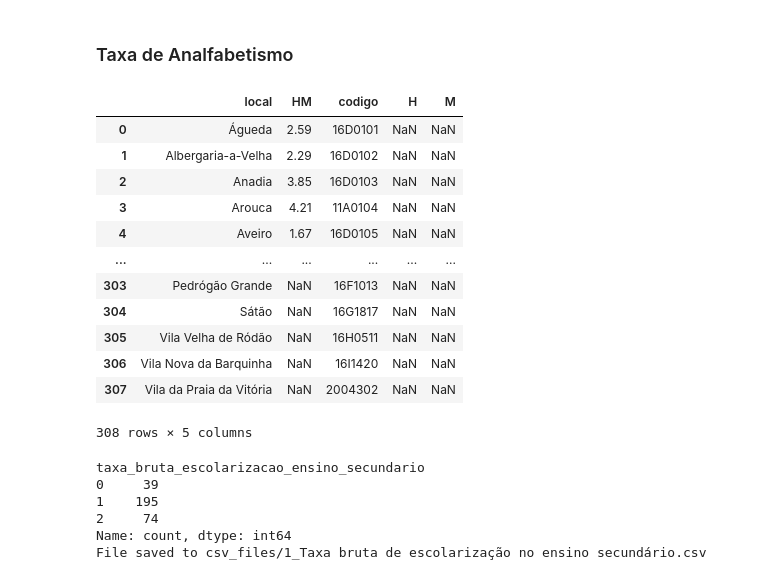
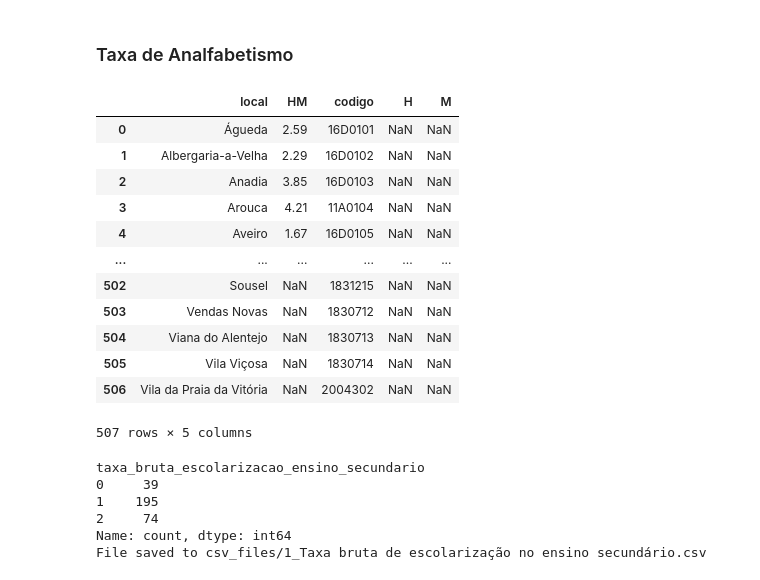
Before and after one commit to joaopino/Space_Data_Analysis, a Jupyter notebook: clustering_and_exploratory/1_educacao.ipynb, the cells around one changed output. Saved outputs shown, nothing was run; the diff lists cells and outputs as text; code cells hidden in the pictures.

Commit message:
added folder auxiliary, started on merging the csv files into 1 dataset

```diff
--- a/clustering_and_exploratory/1_educacao.ipynb
+++ b/clustering_and_exploratory/1_educacao.ipynb
@@ -138,7 +138,7 @@ This code block had to process directly the "local" and "codigo" attributes sinc
 import pandas as pd
 import numpy as np
 
-translation_table = pd.read_excel('municipality_translation_table.xlsx')
+translation_table = pd.read_excel('auxiliary/municipality_translation_table.xlsx')
 original_df = processar_ficheiro(data_path + 'taxa de analfabetismo.xls', 4, padding_left=0,padding_right=4)
 
 # Keep only rows where 'codigo' has exactly 5 characters
@@ -146,39 +146,39 @@ original_df = original_df[original_df['codigo'].astype(str).str.len() == 5]
 
 # Merge
 merged_df = pd.merge(original_df, translation_table, on='local', how='inner')
 df = merged_df.drop_duplicates(subset=['local', 'codigo_y'])
 
 df = df.drop(columns=['codigo_x']).rename(columns={'codigo_y': 'codigo'})
 
 # Get the set of 'codigo' values from both dataframes
 codigo_df = set(df['codigo'])
 codigo_only_municipalities = set(only_municipalities_df['codigo'])
 codigo_in_only_municipalities_not_in_df = codigo_only_municipalities - codigo_df
 
 # Find the rows in only_municipalities_df that are missing in df
 missing_rows = only_municipalities_df[only_municipalities_df['codigo'].isin(codigo_in_only_municipalities_not_in_df)][['local', 'codigo']]
 
 # Add NaN values for the other columns
 missing_rows = missing_rows.assign(HM=np.nan, H=np.nan, M=np.nan)
 
 # Append the missing rows to df
 df = pd.concat([df, missing_rows], ignore_index=True)
 
 df
 # %% [output]
 |  | local | HM | codigo | H | M |
 | 0 | Águeda | 2.59 | 16D0101 | NaN | NaN |
 | 1 | Albergaria-a-Velha | 2.29 | 16D0102 | NaN | NaN |
 | 2 | Anadia | 3.85 | 16D0103 | NaN | NaN |
 | 3 | Arouca | 4.21 | 11A0104 | NaN | NaN |
 | 4 | Aveiro | 1.67 | 16D0105 | NaN | NaN |
 | ... | ... | ... | ... | ... | ... |
-| 303 | Pedrógão Grande | NaN | 16F1013 | NaN | NaN |
-| 304 | Sátão | NaN | 16G1817 | NaN | NaN |
-| 305 | Vila Velha de Ródão | NaN | 16H0511 | NaN | NaN |
-| 306 | Vila Nova da Barquinha | NaN | 16I1420 | NaN | NaN |
-| 307 | Vila da Praia da Vitória | NaN | 2004302 | NaN | NaN |
+| 502 | Sousel | NaN | 1831215 | NaN | NaN |
+| 503 | Vendas Novas | NaN | 1830712 | NaN | NaN |
+| 504 | Viana do Alentejo | NaN | 1830713 | NaN | NaN |
+| 505 | Vila Viçosa | NaN | 1830714 | NaN | NaN |
+| 506 | Vila da Praia da Vitória | NaN | 2004302 | NaN | NaN |
-308 rows × 5 columns
+507 rows × 5 columns
 # %%
 clustered_df = aplicar_kmeans(only_municipalities_df,3,nome_cluster='taxa_bruta_escolarizacao_ensino_secundario')
 save_clustered_df_to_csv(clustered_df,"csv_files/", "1_Taxa bruta de escolarização no ensino secundário.csv")
```
Also changed, not shown: parts of 1 cell of this notebook, 5 other files.
